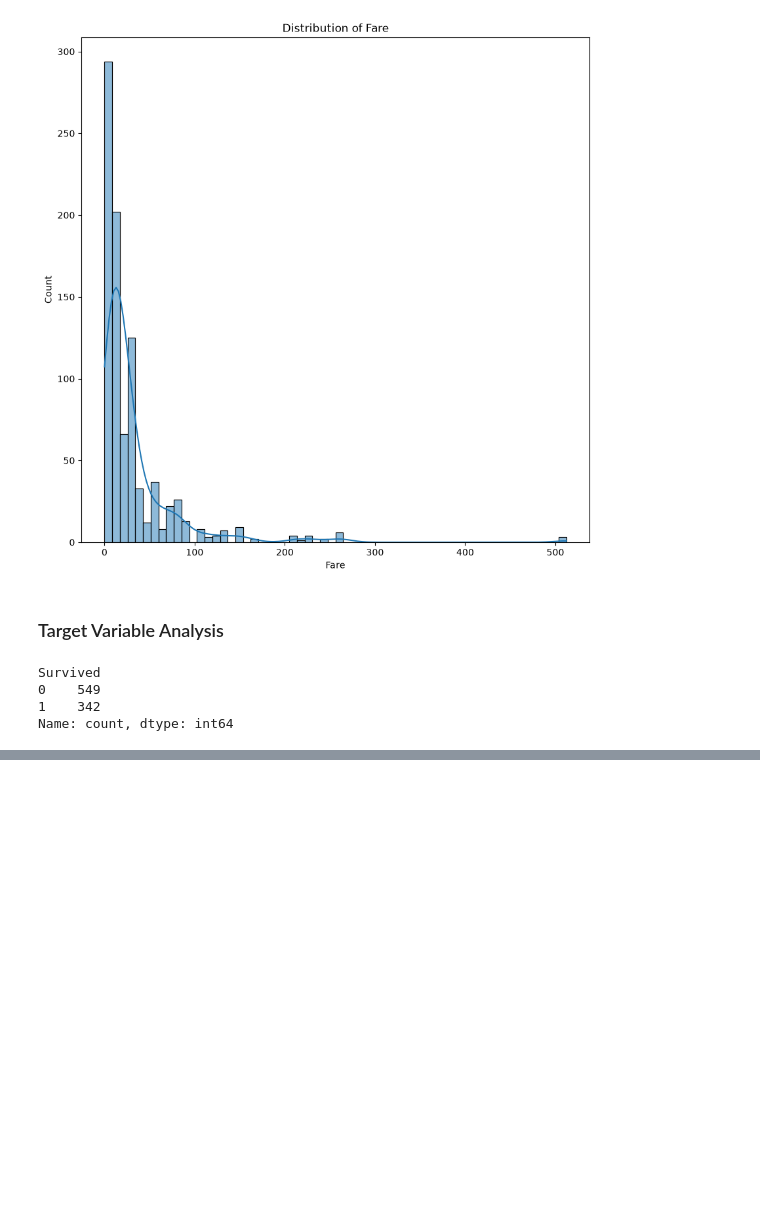
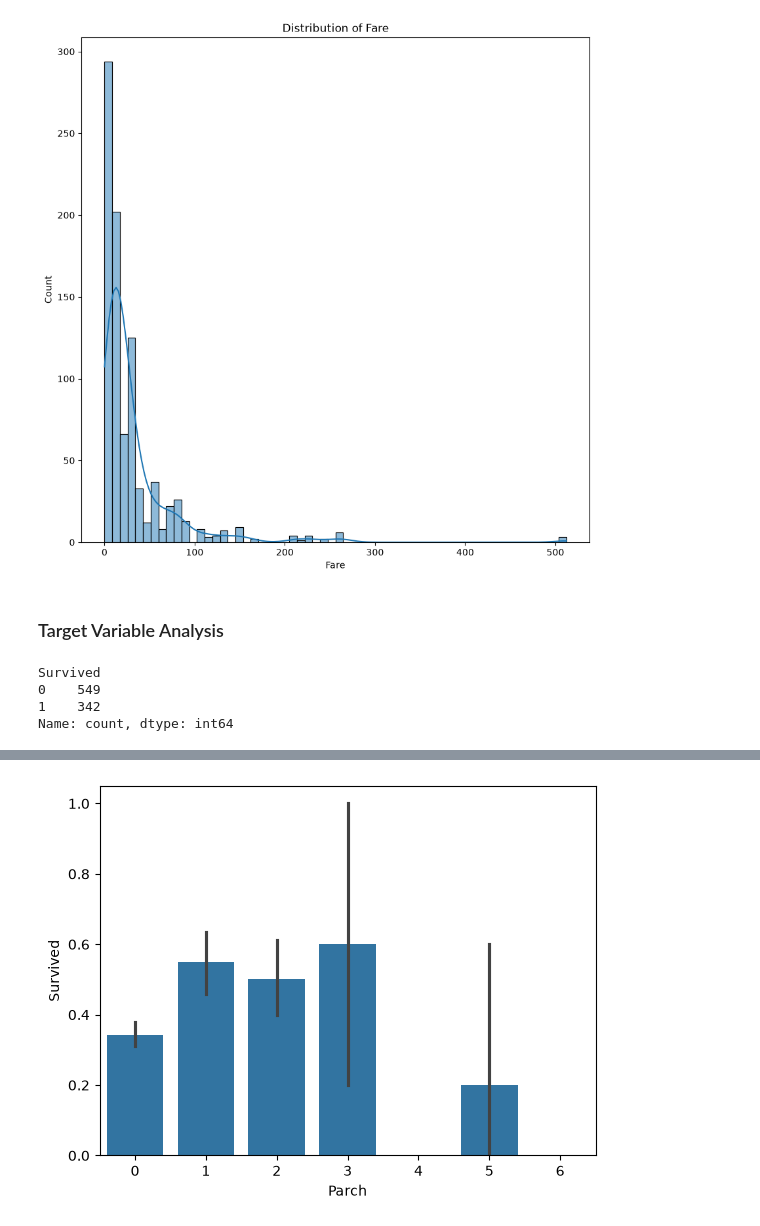
Before and after one commit to WillardDev/Machine_Learning_Foundation, a Jupyter notebook: Data_Cleaning.ipynb, the cells around one changed output, grey strips where cells are left out. Drawn from its saved outputs; the diff is of its cells as text; code cells hidden in the pictures; blank space fills up the shorter version.

```diff
--- a/Data_Cleaning.ipynb
+++ b/Data_Cleaning.ipynb
@@ -114,0 +131,6 @@ Name: count, dtype: int64
+# %%
+# Parch vs Survived
+sns.barplot(x='Parch', y='Survived', data=df1)
+plt.show()
+# %% [output]
+[figure, added]
```
Also changed, not shown: parts of 3 cells of this notebook.
